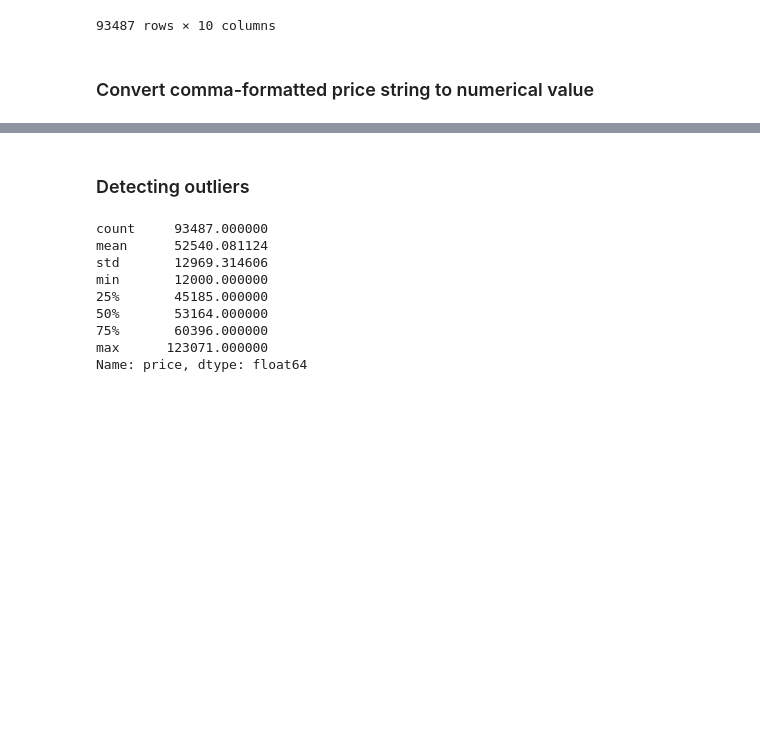
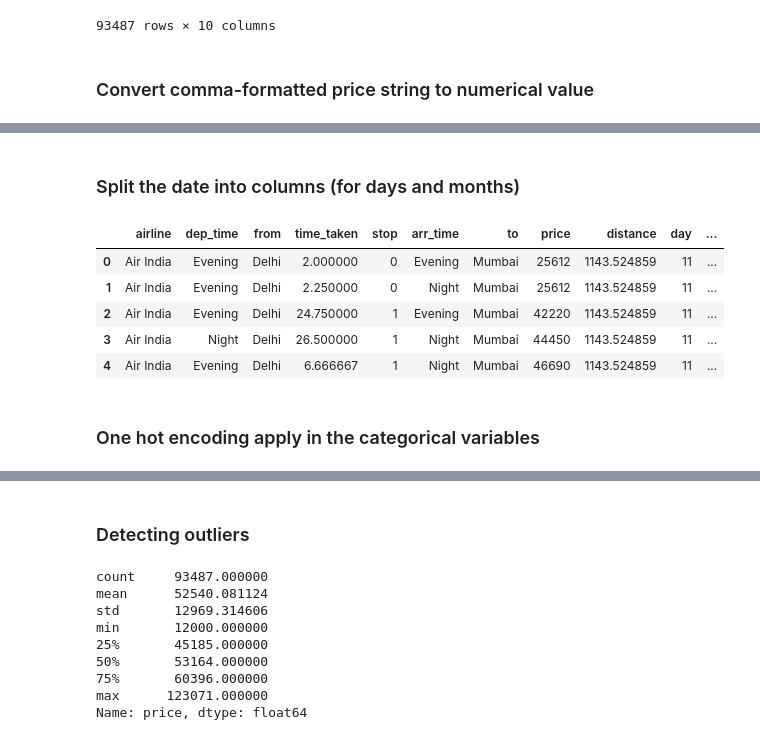
Before and after one commit to imiguelrodriguez/NECActivity1, a Jupyter notebook: data_preprocessing.ipynb, the cells around one changed output, grey strips where cells are left out. Saved outputs shown, nothing was run; the diff lists cells and outputs as text; code cells hidden in the pictures; blank space fills up the shorter version.

```diff
--- a/data_preprocessing.ipynb
+++ b/data_preprocessing.ipynb
@@ -243,3 +248,21 @@ df_business
 | 93485 | 31-03-2022 | Vistara | Morning | Chennai | 10.000000 | 1 | Evening | Hyderabad | 81585 | 511.055118 |
 | 93486 | 31-03-2022 | Vistara | Morning | Chennai | 10.083333 | 1 | Evening | Hyderabad | 81585 | 511.055118 |
 93487 rows × 10 columns
+# %% [markdown]
+### Split the date into columns (for days and months)
+# %%
+df_business['date'] = pd.to_datetime(df_business['date'], format='%d-%m-%Y')
+df_business['day'] = df_business['date'].dt.day
+df_business['month'] = df_business['date'].dt.month
+
+df_business.drop('date', axis=1, inplace=True)
+df_business.head()
+# %% [output]
+|  | airline | dep_time | from | time_taken | stop | arr_time | to | price | distance | day | ... |
+| 0 | Air India | Evening | Delhi | 2.000000 | 0 | Evening | Mumbai | 25612 | 1143.524859 | 11 | ... |
+| 1 | Air India | Evening | Delhi | 2.250000 | 0 | Night | Mumbai | 25612 | 1143.524859 | 11 | ... |
+| 2 | Air India | Evening | Delhi | 24.750000 | 1 | Evening | Mumbai | 42220 | 1143.524859 | 11 | ... |
+| 3 | Air India | Night | Delhi | 26.500000 | 1 | Night | Mumbai | 44450 | 1143.524859 | 11 | ... |
+| 4 | Air India | Evening | Delhi | 6.666667 | 1 | Night | Mumbai | 46690 | 1143.524859 | 11 | ... |
+# %% [markdown]
+### One hot encoding apply in the categorical variables
```
Also changed, not shown: parts of 11 cells of this notebook, 45 other files.
